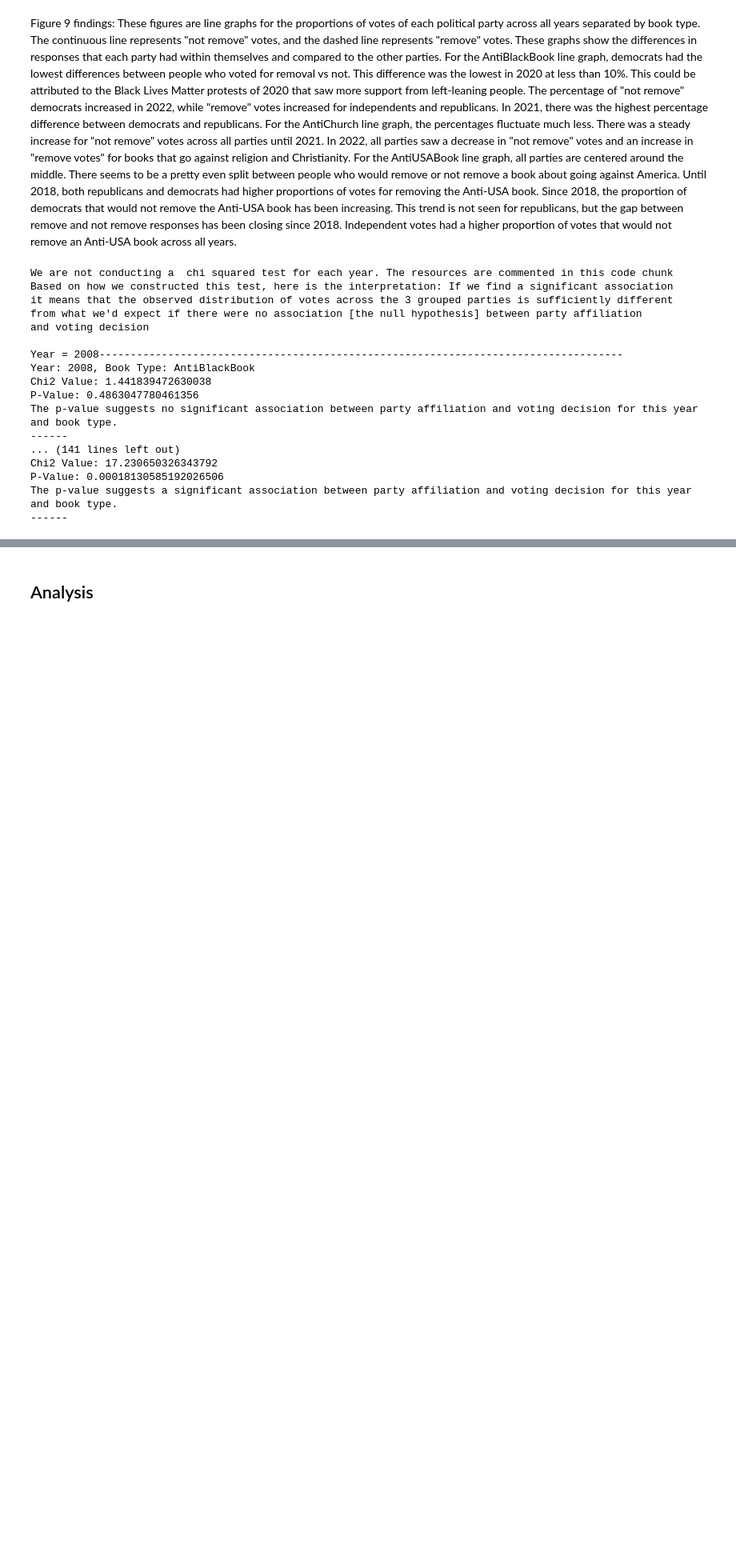
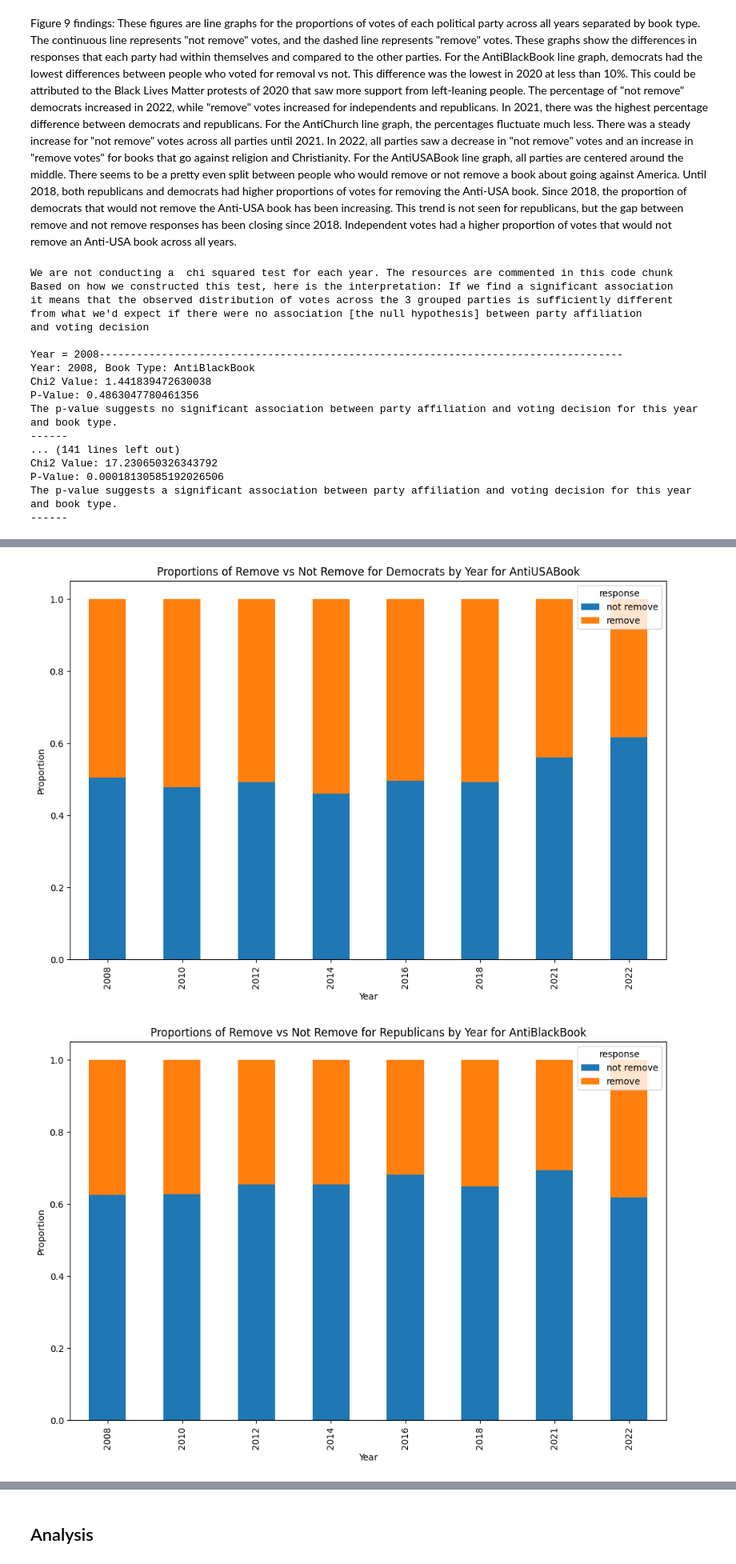
Before and after one commit to manaswinit26/group19, a Jupyter notebook: lab1 (1).ipynb, the cells around one changed output, grey strips where cells are left out. Shown at 80% size. Saved outputs shown, nothing was run; the diff lists cells and outputs as text; code cells hidden in the pictures; blank space fills up the shorter version.

```diff
--- a/lab1 (1).ipynb
+++ b/lab1 (1).ipynb
@@ -626,0 +643,54 @@ for topic in melted_org_party_church_race_religion['question'].unique(): #for ea
+# %%
+import seaborn as sns
+import matplotlib.pyplot as plt
+
+# democrats stacked bar charts
+democrats_data = proportions_by_party_response[proportions_by_party_response['party_grouped'] == 'democrat']
+books = democrats_data['question'].unique()
+
+for book in books:
+    book_data = democrats_data[democrats_data['question'] == book]
+
+    pivot_data = book_data.pivot_table(index='year', columns='response', values='proportion_party_grouped', aggfunc='sum').reset_index()
+
+    ax = pivot_data.plot(x='year', kind='bar', stacked=True, figsize=(10, 7))
+    plt.title(f"Proportions of Remove vs Not Remove for Democrats by Year for {book}")
+    plt.ylabel("Proportion")
+    plt.xlabel("Year")
+    plt.tight_layout()
+    plt.show()
+
+# republicans stacked bar charts
+republicans_data = proportions_by_party_response[proportions_by_party_response['party_grouped'] == 'republican']
+books1 = republicans_data['question'].unique()
+
+for book in books1:
+    book_data1 = republicans_data[republicans_data['question'] == book]
+
+    pivot_data1 = book_data1.pivot_table(index='year', columns='response', values='proportion_party_grouped', aggfunc='sum').reset_index()
+
+    ax = pivot_data1.plot(x='year', kind='bar', stacked=True, figsize=(10, 7))
+    plt.title(f"Proportions of Remove vs Not Remove for Republicans by Year for {book}")
+    plt.ylabel("Proportion")
+    plt.xlabel("Year")
+    plt.tight_layout()
+    plt.show()
+
+# independent stacked bar chart
+independent_data = proportions_by_party_response[proportions_by_party_response['party_grouped'] == 'independent/other party']
+books2 = independent_data['question'].unique()
+
+for book in books2:
+    book_data2 = independent_data[independent_data['question'] == book]
+
+    pivot_data2 = book_data2.pivot_table(index='year', columns='response', values='proportion_party_grouped', aggfunc='sum').reset_index()
+
+    ax = pivot_data2.plot(x='year', kind='bar', stacked=True, figsize=(10, 7))
+    plt.title(f"Proportions of Remove vs Not Remove for Independents by Year for {book}")
+    plt.ylabel("Proportion")
+    plt.xlabel("Year")
+    plt.tight_layout()
+    plt.show()
+
+# Figure 8
+# %% [output]
@@ -626,0 +699,2 @@ for topic in melted_org_party_church_race_religion['question'].unique(): #for ea
+[figure, added]
+[figure, added]
```
Also changed, not shown: parts of 12 cells of this notebook.
